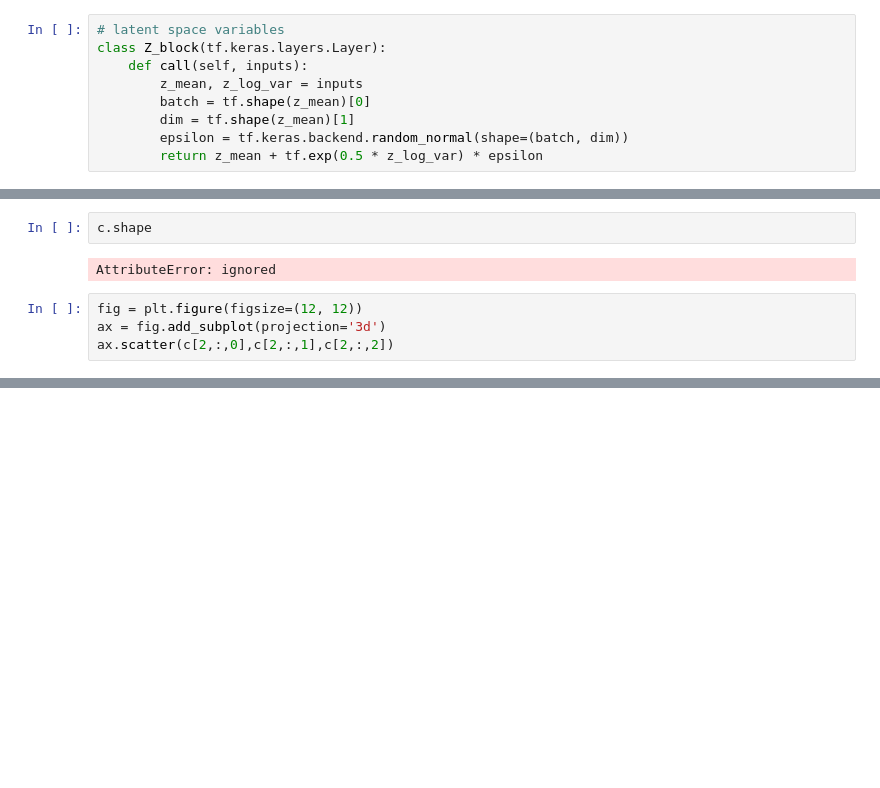
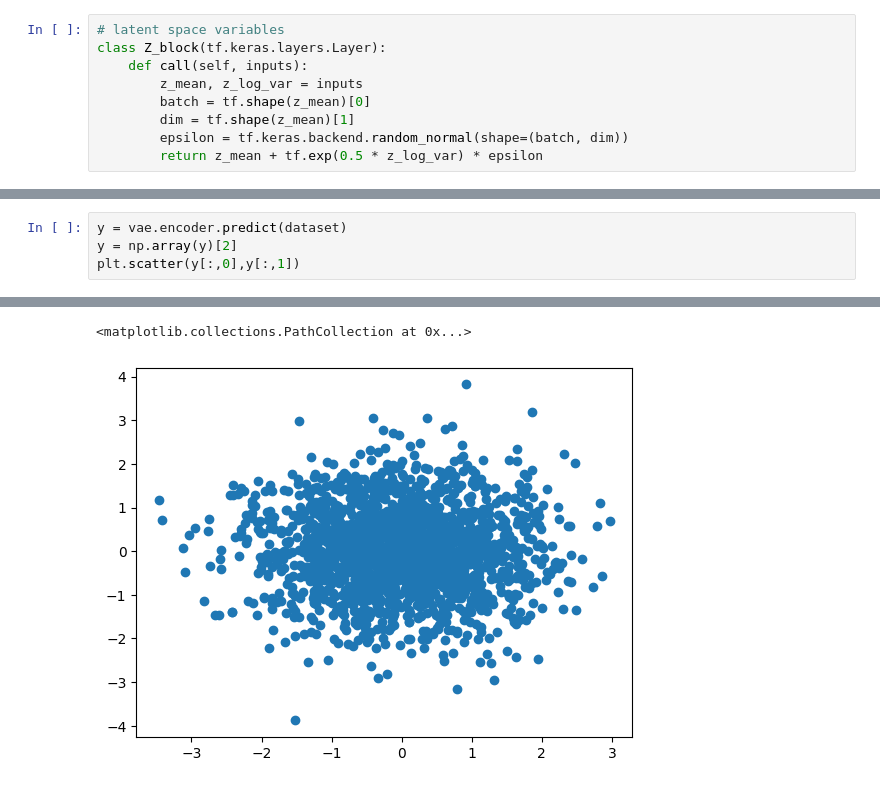
Before and after one commit to linomi/persian_carpet, a Jupyter notebook: vae.ipynb, the cells around one changed output, grey strips where cells are left out. Drawn from its saved outputs; the diff is of its cells as text; blank space fills up the shorter version.

```diff
--- a/vae.ipynb
+++ b/vae.ipynb
@@ -190,8 +183,5 @@ c = vae.encoder.predict(dataset)
-# %%
-c.shape
-# %% [output]
-AttributeError: ignored
-# %%
-fig = plt.figure(figsize=(12, 12))
-ax = fig.add_subplot(projection='3d')
-ax.scatter(c[2,:,0],c[2,:,1],c[2,:,2])
+# %%
+y = vae.encoder.predict(dataset)
+y = np.array(y)[2]
+plt.scatter(y[:,0],y[:,1])
+# %% [output]
@@ -197,0 +189,2 @@ ax.scatter(c[2,:,0],c[2,:,1],c[2,:,2])
+<matplotlib.collections.PathCollection at 0x...>
+[figure, added]
```
Also changed, not shown: parts of 13 cells of this notebook.
